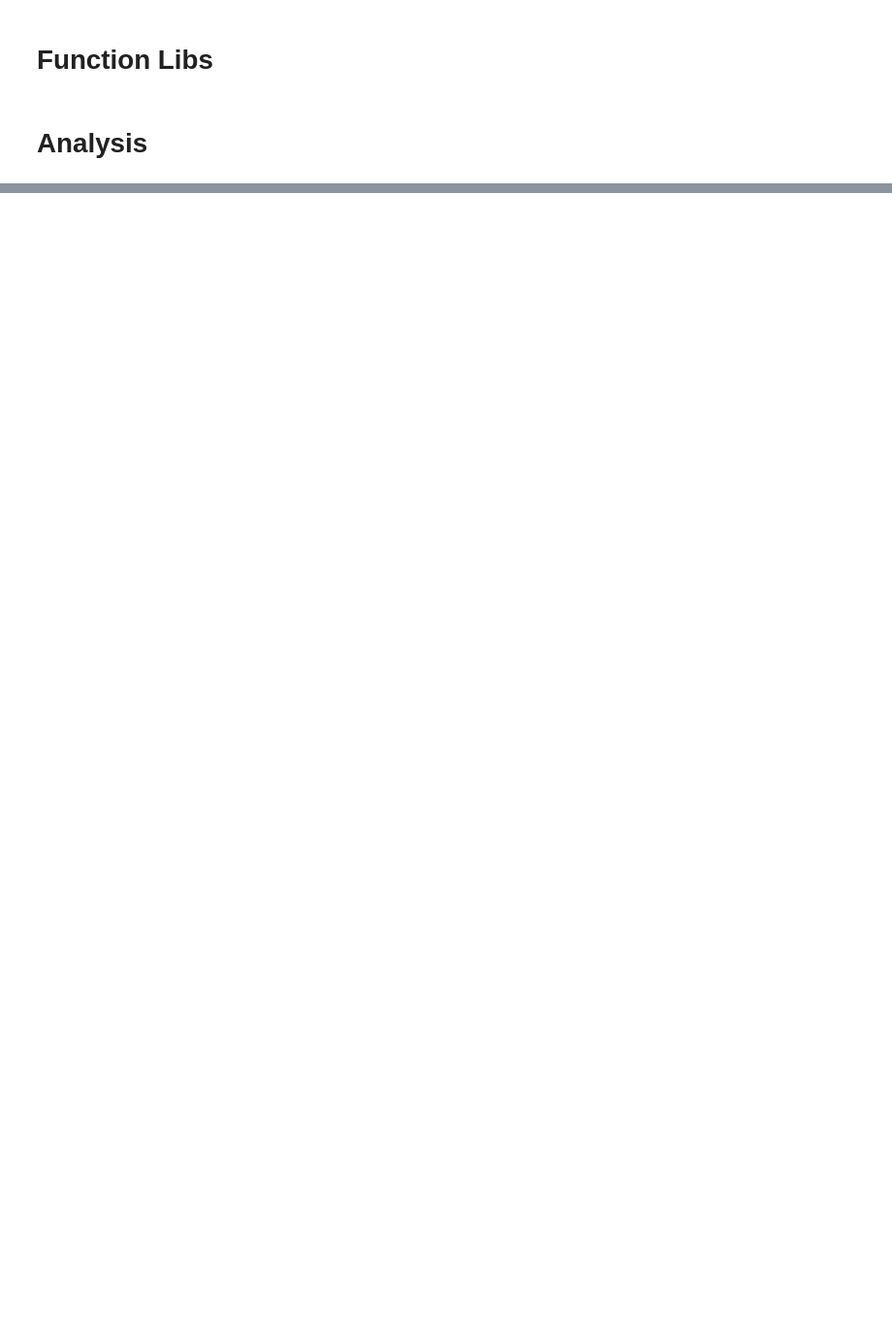
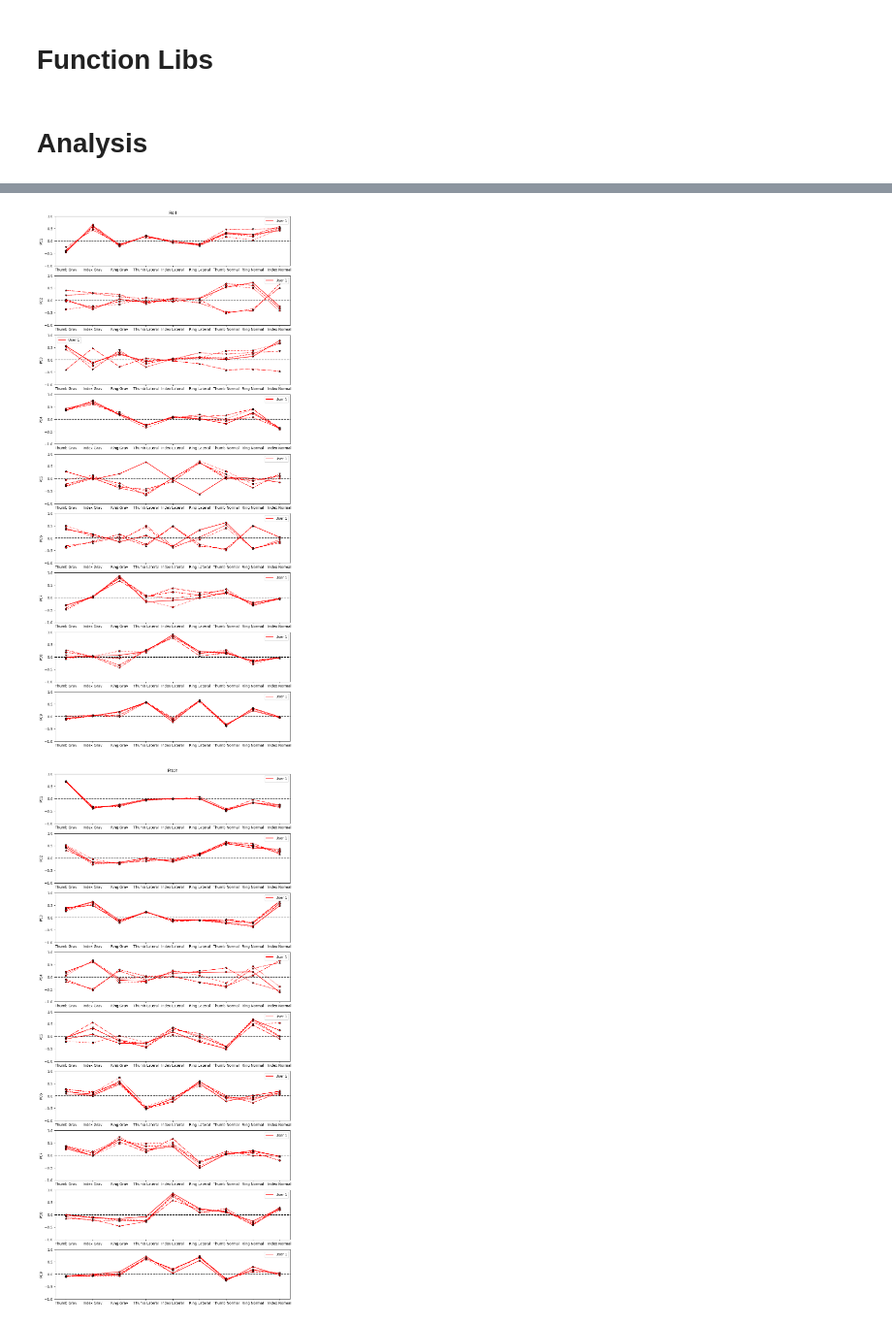
Before and after one commit to Cuberkk/Finger_manipulation_project, a Jupyter notebook: serial_data_analysis.ipynb, the cells around one changed output, grey strips where cells are left out. Shown at 97% size. Drawn from its saved outputs; the diff is of its cells as text; code cells hidden in the pictures; blank space fills up the shorter version.

Commit message:
update serial data analysis

```diff
--- a/serial_data_analysis.ipynb
+++ b/serial_data_analysis.ipynb
@@ -379,2 +128,27 @@ def mask_calculation(transformed_data_force, data_height=1, zero_height = 0.1, v
+# %%
+def data_plotting(pca_dict):
+    for rot in ROTAXIS:
+        figure, axes = plt.subplots(PCADIM, 1, figsize=(12, 3 * PCADIM))
+        for ax in axes:
+            ax.set_ylim(-1, 1)
+            ax.axhline(0, color='black', linestyle='--', linewidth=1.5)
+        for z,usrs in enumerate(USER):
+            user_num = z + 1
+            for i in range(TOTALTRIALS):
+                components = pca_dict[rot][usrs]['components'][i]
+                variance = pca_dict[rot][usrs]['variance'][i]
+                variance_ratio = pca_dict[rot][usrs]['variance_ratio'][i]
+                components_new = components[:, PCAORDER]
+                for j in range(components.shape[0]):
+                    axes[j].plot(components_new[j], label=f'User {user_num}' if i==0 else None, color=USERCOLOR[z], linestyle=LINESTYLES[i])
+                    axes[j].scatter(range(PCADIM), components_new[j], color=USERCOLOR[z], marker=MARKERSTYLES[i], s=20, edgecolors='black', zorder=5)
+                    axes[j].set_xticks(range(PCADIM))
+                    axes[j].set_xticklabels(PCAFEATURES)
+                    if z == len(USER) - 1:
+                        axes[j].set_ylabel(f'PC{j+1}')
+                        if j == 0:
+                            axes[j].set_title(f'{rot.capitalize()}')
+                    axes[j].legend()
+    return
 # %% [markdown]
 # Analysis
@@ -402,0 +177,5 @@ After clipping, data samples: 414
+# %%
+data_plotting(pca_dict)
+# %% [output]
+[figure, added]
+[figure, added]
```
Also changed, not shown: parts of 24 cells of this notebook, 1 other file.
